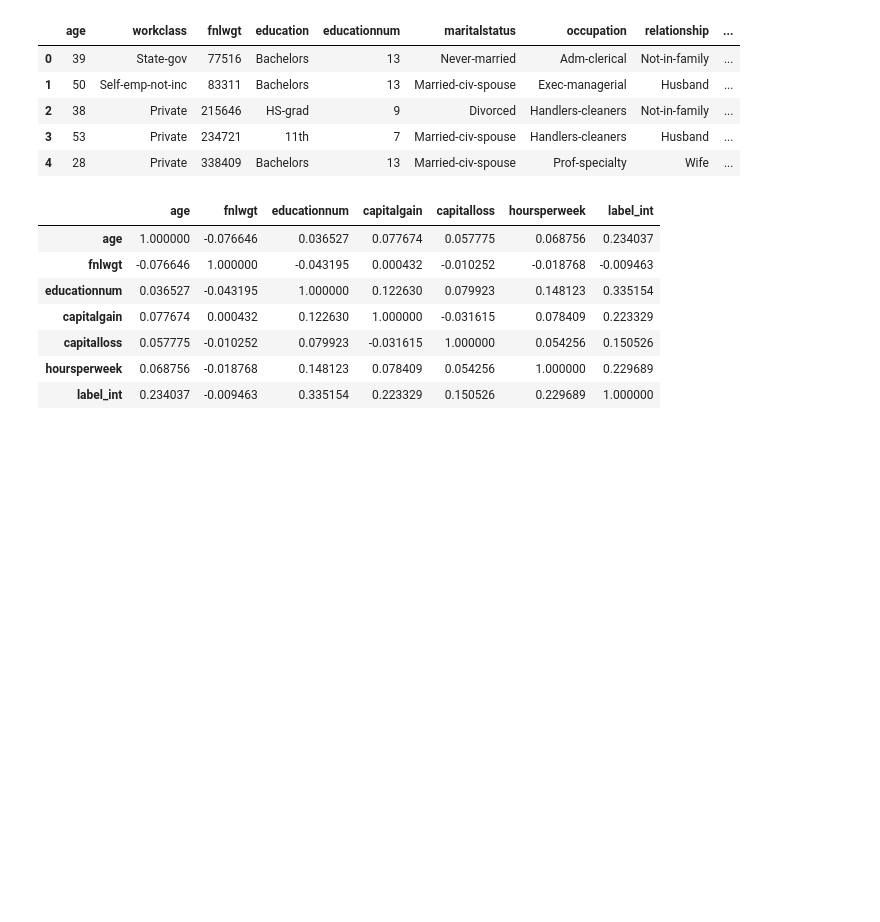
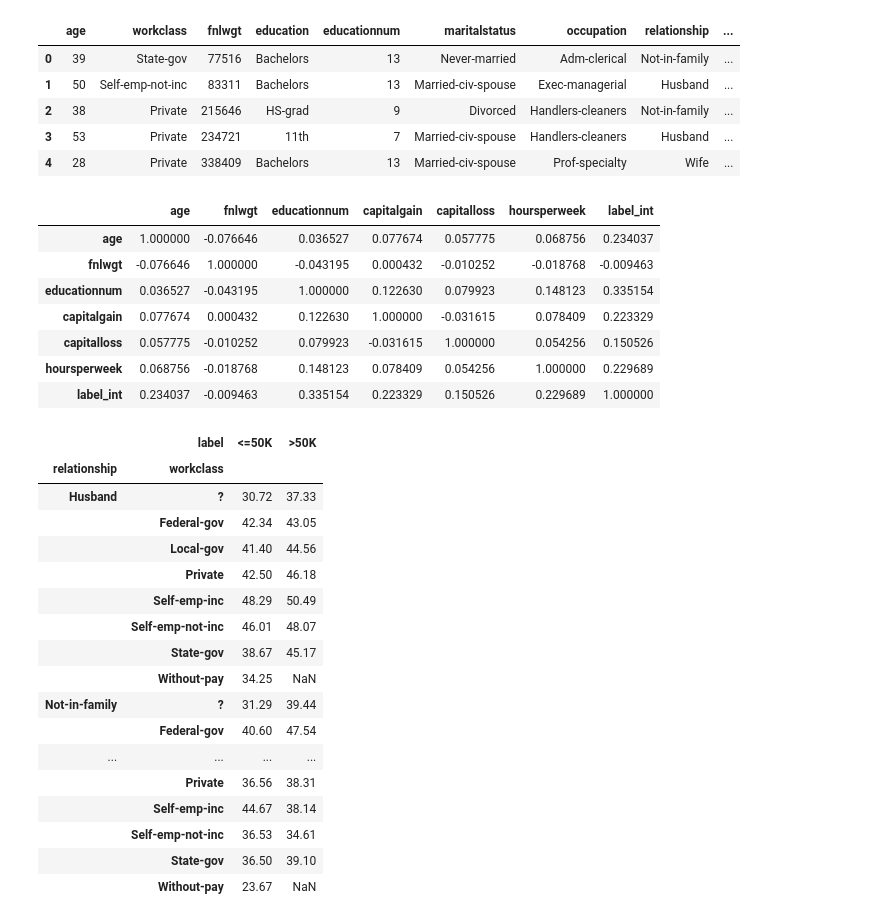
Before and after one commit to GGpark1/data-analysis-and-visualization, a Jupyter notebook: data_description.ipynb, the cells around one changed output. Drawn from its saved outputs; the diff is of its cells as text; code cells hidden in the pictures; blank space fills up the shorter version.

```diff
--- a/data_description.ipynb
+++ b/data_description.ipynb
@@ -152,3 +153,32 @@ df.corr()
 | capitalloss | 0.057775 | -0.010252 | 0.079923 | -0.031615 | 1.000000 | 0.054256 | 0.150526 |
 | hoursperweek | 0.068756 | -0.018768 | 0.148123 | 0.078409 | 0.054256 | 1.000000 | 0.229689 |
 | label_int | 0.234037 | -0.009463 | 0.335154 | 0.223329 | 0.150526 | 0.229689 | 1.000000 |
+# %%
+# index : 데이터를 집계(그룹화)하는 기준
+    # 가족관계를 기준으로 데이터를 집계하고,
+    # 다시 workclass를 기준으로 데이터를 집계함
+# columns : index로 집계한 그룹을 다시 columns을 기준으로 그룹화함
+# value : index와 columns으로 그룹화한 그룹 중에서 출력하고 싶은 데이터
+# aggfunc : value에 적용하고 싶은 집계 연산
+
+pd.pivot_table(df, values='hoursperweek', index=['relationship', 'workclass'],
+               columns=['label'], aggfunc=np.mean).round(2)
+# %% [output]
+|  | label | <=50K | >50K |
+| relationship | workclass |  |  |
+| Husband | ? | 30.72 | 37.33 |
+|  | Federal-gov | 42.34 | 43.05 |
+|  | Local-gov | 41.40 | 44.56 |
+|  | Private | 42.50 | 46.18 |
+|  | Self-emp-inc | 48.29 | 50.49 |
+|  | Self-emp-not-inc | 46.01 | 48.07 |
+|  | State-gov | 38.67 | 45.17 |
+|  | Without-pay | 34.25 | NaN |
+| Not-in-family | ? | 31.29 | 39.44 |
+|  | Federal-gov | 40.60 | 47.54 |
+| ... | ... | ... | ... |
+|  | Private | 36.56 | 38.31 |
+|  | Self-emp-inc | 44.67 | 38.14 |
+|  | Self-emp-not-inc | 36.53 | 34.61 |
+|  | State-gov | 36.50 | 39.10 |
+|  | Without-pay | 23.67 | NaN |
```
Also changed, not shown: parts of 1 cell of this notebook.
